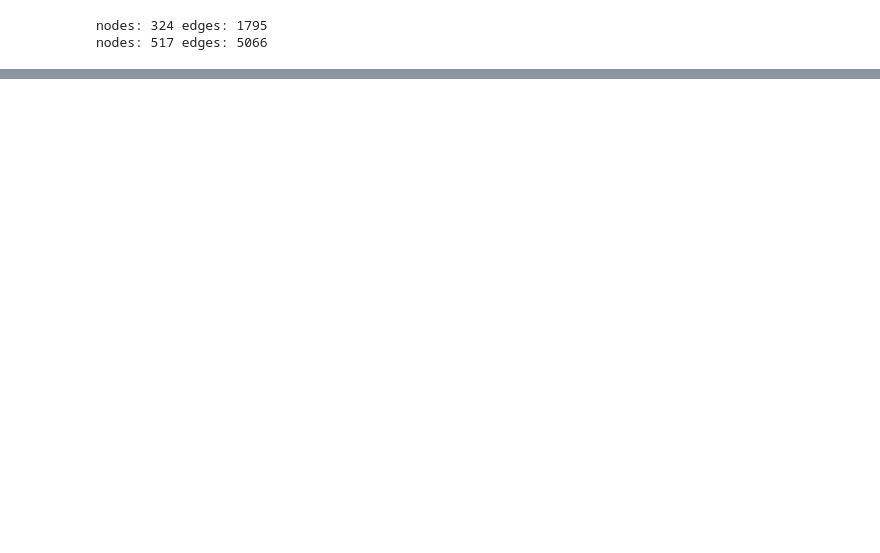
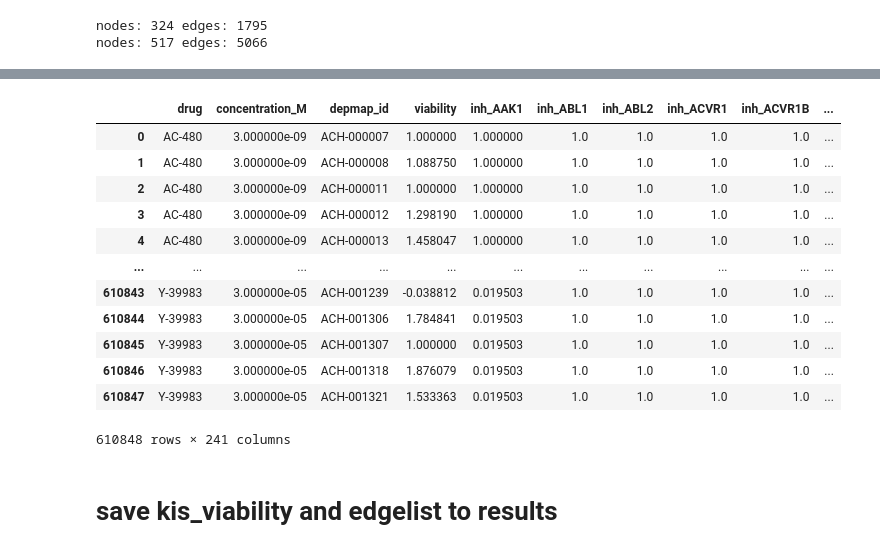
Before and after one commit to jstabet/KGNN-COMP683, a Jupyter notebook: src/preproc.ipynb, the cells around one changed output, grey strips where cells are left out. Cells and saved outputs as stored; diff of their text form; code cells hidden in the pictures; blank space fills up the shorter version.

```diff
--- a/src/preproc.ipynb
+++ b/src/preproc.ipynb
@@ -156,0 +123,6 @@ ModuleNotFoundError: No module named 'rapidfuzz'
+# %%
+df = pd.read_csv('../data/kin_unweighted.csv', sep='\t', header=None, names=['source', 'target'])
+G = nx.read_edgelist('../data/kin_unweighted.csv')
+
+matched_kinases = set(G.nodes).intersection(set(kinases))
+len(matched_kinases)
@@ -156,0 +149,21 @@ ModuleNotFoundError: No module named 'rapidfuzz'
+# %%
+matched_inh_cols = [col for col in kis_viability.columns if col.startswith('inh_') and col.split('inh_')[-1] in matched_kinases]
+assert len(matched_inh_cols) == len(matched_kinases)
+matched_kis_viability = kis_viability[[col for col in kis_viability if not col.startswith('inh_')] + matched_inh_cols]
+matched_kis_viability
+# %% [output]
+|  | drug | concentration_M | depmap_id | viability | inh_AAK1 | inh_ABL1 | inh_ABL2 | inh_ACVR1 | inh_ACVR1B | ... |
+| 0 | AC-480 | 3.000000e-09 | ACH-000007 | 1.000000 | 1.000000 | 1.0 | 1.0 | 1.0 | 1.0 | ... |
+| 1 | AC-480 | 3.000000e-09 | ACH-000008 | 1.088750 | 1.000000 | 1.0 | 1.0 | 1.0 | 1.0 | ... |
+| 2 | AC-480 | 3.000000e-09 | ACH-000011 | 1.000000 | 1.000000 | 1.0 | 1.0 | 1.0 | 1.0 | ... |
+| 3 | AC-480 | 3.000000e-09 | ACH-000012 | 1.298190 | 1.000000 | 1.0 | 1.0 | 1.0 | 1.0 | ... |
+| 4 | AC-480 | 3.000000e-09 | ACH-000013 | 1.458047 | 1.000000 | 1.0 | 1.0 | 1.0 | 1.0 | ... |
+| ... | ... | ... | ... | ... | ... | ... | ... | ... | ... | ... |
+| 610843 | Y-39983 | 3.000000e-05 | ACH-001239 | -0.038812 | 0.019503 | 1.0 | 1.0 | 1.0 | 1.0 | ... |
+| 610844 | Y-39983 | 3.000000e-05 | ACH-001306 | 1.784841 | 0.019503 | 1.0 | 1.0 | 1.0 | 1.0 | ... |
+| 610845 | Y-39983 | 3.000000e-05 | ACH-001307 | 1.000000 | 0.019503 | 1.0 | 1.0 | 1.0 | 1.0 | ... |
+| 610846 | Y-39983 | 3.000000e-05 | ACH-001318 | 1.876079 | 0.019503 | 1.0 | 1.0 | 1.0 | 1.0 | ... |
+| 610847 | Y-39983 | 3.000000e-05 | ACH-001321 | 1.533363 | 0.019503 | 1.0 | 1.0 | 1.0 | 1.0 | ... |
+610848 rows × 241 columns
+# %% [markdown]
+# save kis_viability and edgelist to results
```
Also changed, not shown: parts of 12 cells of this notebook.
